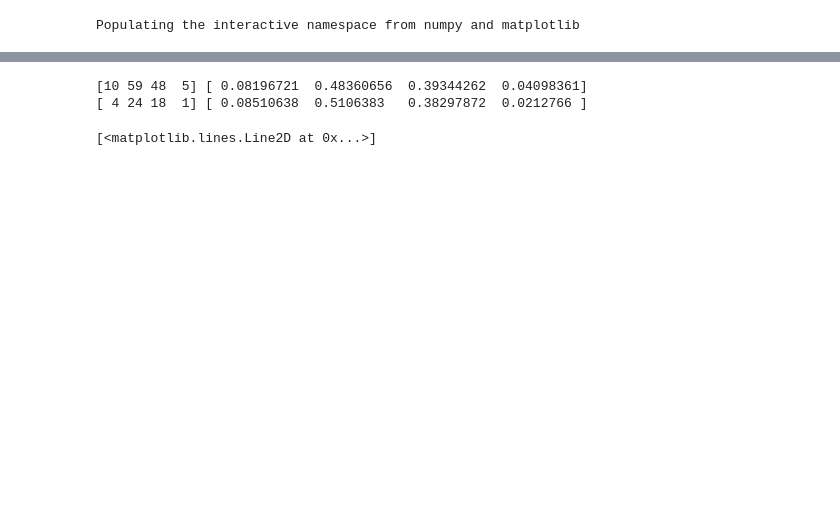
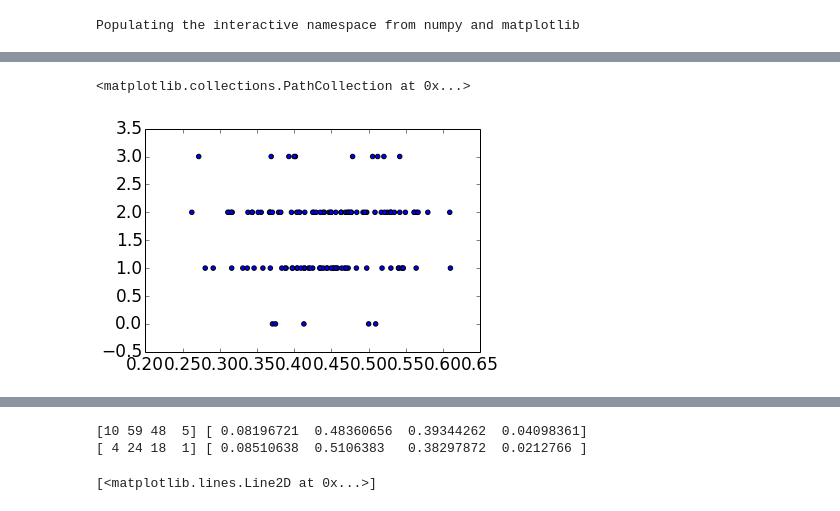
Before and after one commit to forero/LGEnvironment, a Jupyter notebook: code/AnalyzeData.ipynb, the cells around one changed output, grey strips where cells are left out. Cells and saved outputs as stored; diff of their text form; code cells hidden in the pictures; blank space fills up the shorter version.

```diff
--- a/code/AnalyzeData.ipynb
+++ b/code/AnalyzeData.ipynb
@@ -102,3 +108,8 @@ plot(dist_halo_2S)
+# %%
+scatter(dist_halo_3S, env_halo_A_3S)
+# %% [output]
+<matplotlib.collections.PathCollection at 0x...>
+[figure, added]
 # %%
 plot(env_halo_A_3S)
 plot(env_halo_A_2S)
```
Also changed, not shown: parts of 19 cells of this notebook.
